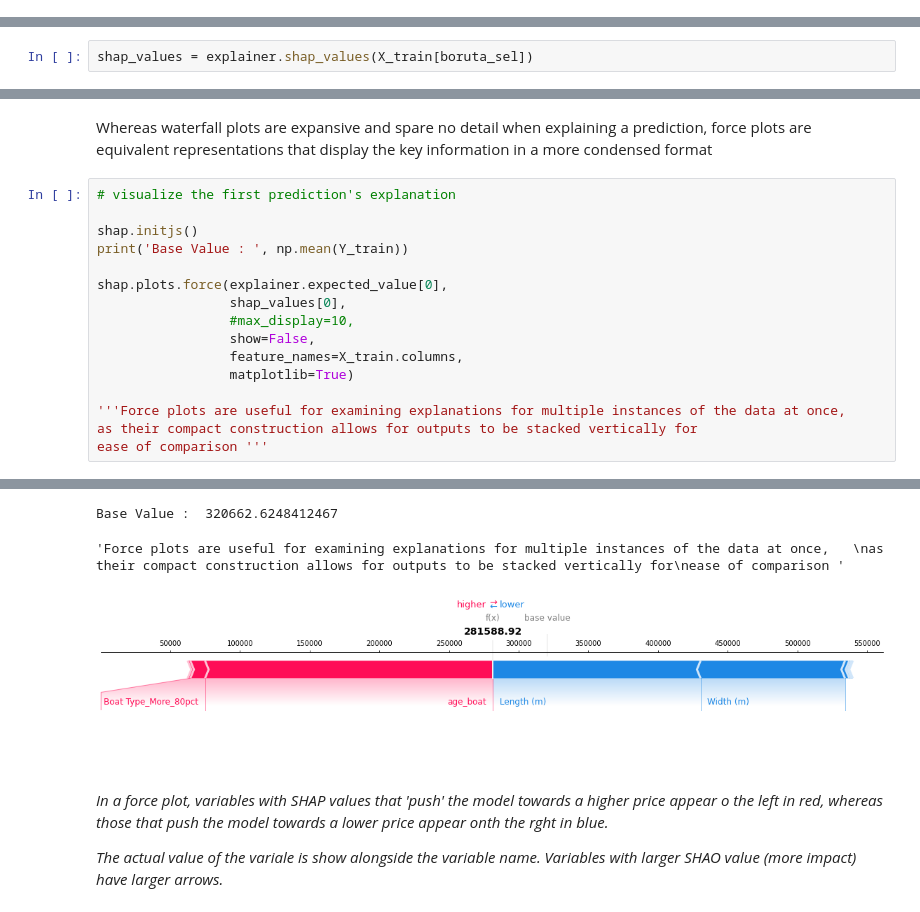
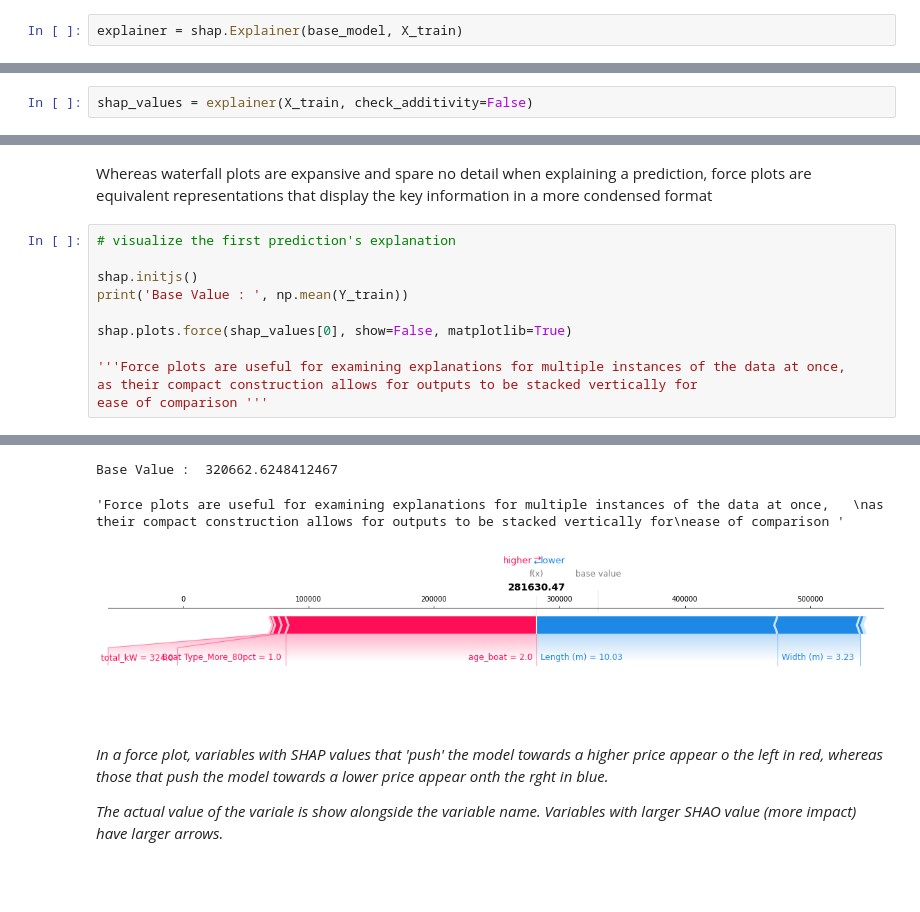
Before and after one commit to lovedatascience1/AcademyPublic, a Jupyter notebook: Boats_v1.ipynb, the cells around one changed output, grey strips where cells are left out. Saved outputs shown, nothing was run; the diff lists cells and outputs as text; blank space fills up the shorter version.

```diff
--- a/Boats_v1.ipynb
+++ b/Boats_v1.ipynb
@@ -2487,7 +2489,9 @@ explainer = shap.TreeExplainer(base_model)
+# %%
+explainer = shap.Explainer(base_model, X_train)
 # %% [markdown]
 3. Generate SHAP values for data examples using the explainer object.
 # %%
-shap_values = explainer.shap_values(X_train[boruta_sel])
+shap_values = explainer(X_train, check_additivity=False)
 # %%
 shap_values
 # %% [output]
@@ -2605,24 +2621,19 @@ in a more condensed format
 # %%
 # visualize the first prediction's explanation
 
 shap.initjs()
 print('Base Value : ', np.mean(Y_train))
 
-shap.plots.force(explainer.expected_value[0],
-                 shap_values[0],
-                 #max_display=10,
-                 show=False,
-                 feature_names=X_train.columns,
-                 matplotlib=True)
+shap.plots.force(shap_values[0], show=False, matplotlib=True)
 
 '''Force plots are useful for examining explanations for multiple instances of the data at once,
 as their compact construction allows for outputs to be stacked vertically for
 ease of comparison '''
 # %% [output]
 [interactive output not drawn]
 Base Value :  320662.6248412467
 'Force plots are useful for examining explanations for multiple instances of the data at once,   \nas their compact construction allows for outputs to be stacked vertically for\nease of comparison '
-[figure, old version]
+[figure, new version]
 # %% [markdown]
 *In a force plot, variables with SHAP values that 'push' the model towards a higher price appear o the left in red,
 whereas those that push the model towards a lower price appear onth the rght in blue.*
```
Also changed, not shown: parts of 10 cells of this notebook.
